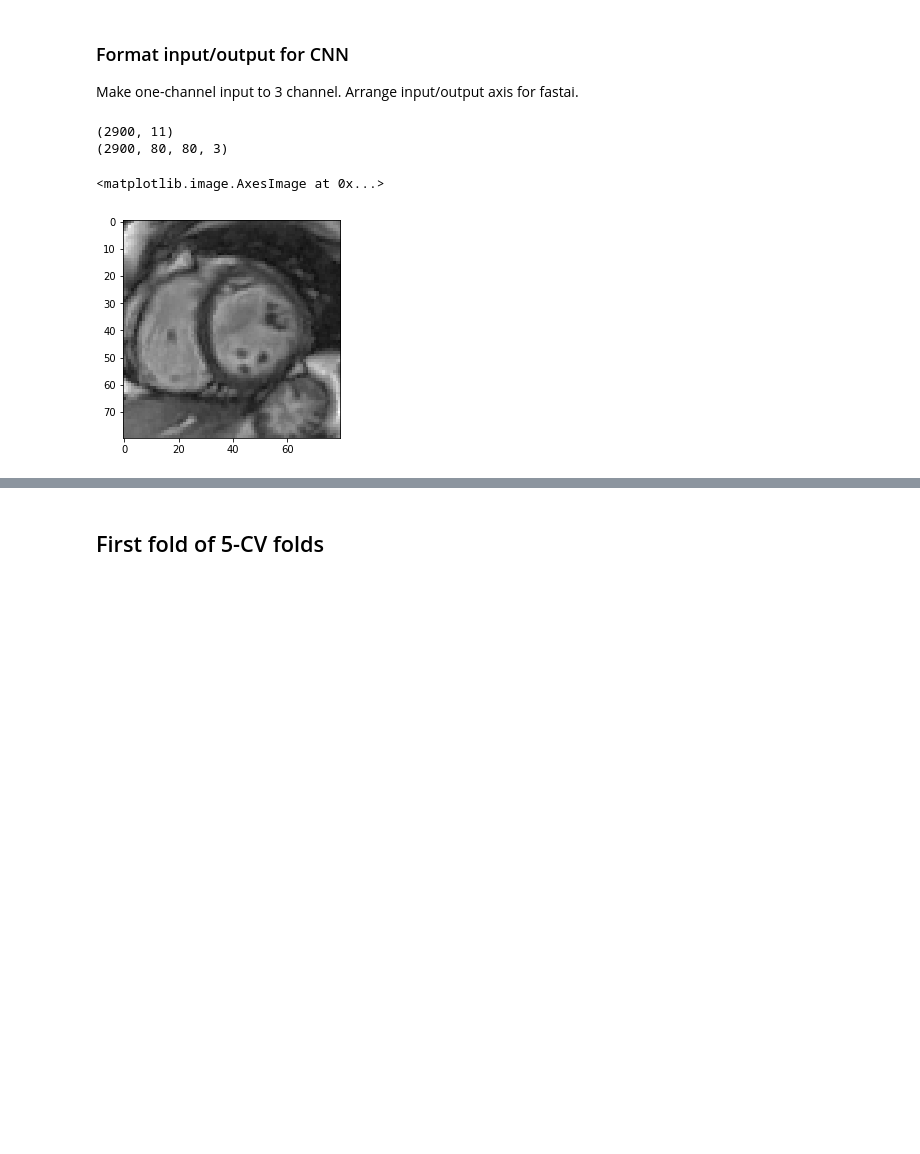
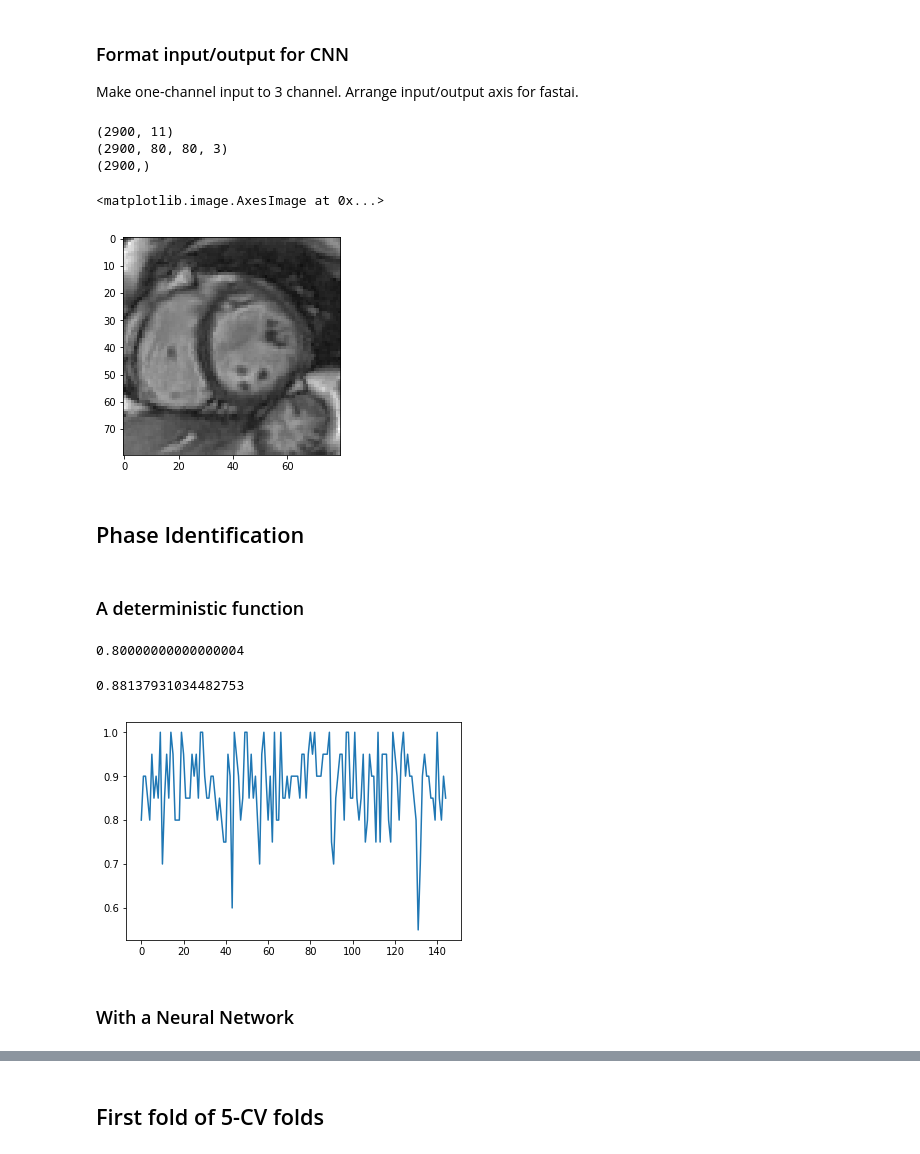
Before and after one commit to harrislin2018/LVQuan18, a Jupyter notebook: Main.ipynb, the cells around one changed output, grey strips where cells are left out. Drawn from its saved outputs; the diff is of its cells as text; code cells hidden in the pictures; blank space fills up the shorter version.

```diff
--- a/Main.ipynb
+++ b/Main.ipynb
@@ -230,12 +188,15 @@ for i in range(x.shape[0]):
     x[i] = np.stack((tmp_x[i],)*3, -1)
 
 y = np.concatenate((data['areas'],data['dims'], data['rwt'])).T
+lv_phase = np.moveaxis(data['lv_phase'], -1, 0).flatten()
 print(y.shape)
 print(x.shape)
+print(lv_phase.shape)
 plt.imshow(x[0])
 # %% [output]
 (2900, 11)
 (2900, 80, 80, 3)
+(2900,)
 <matplotlib.image.AxesImage at 0x...>
 [figure]
 # %%
@@ -264,3 +225,42 @@ def n_folds_split(n_samples, folds=3, seed=42):
 
 
 folds = n_folds_split(145, 5)
+# %% [markdown]
+## Phase Identification
+# %% [markdown]
+### A deterministic function
+# %%
+def comb_feats(lv_areas):
+    res = np.copy(lv_areas)
+    res[1:] = (res[1:] - lv_areas[:19])
+    res[0] = res[1]
+    return res
+
+def phase_finder(lv_areas):
+    res = comb_feats(lv_areas)
+    res = (res<0.0).astype('float')
+#     print(res)
+    return res
+# %%
+def acc(pred, gt):
+    res = (pred == gt).astype('int').mean()
+    return res
+
+areas = y[:, 0]
+i = 0
+areas.shape
+acc(phase_finder(areas[i*20:(i+1)*20]), lv_phase[i*20:(i+1)*20])
+# %% [output]
+0.80000000000000004
+# %%
+res_tot = []
+for i in range(145):
+    idxs = np.arange(i*20,(i+1)*20)
+    res_tot.append(acc(phase_finder(areas[idxs]), lv_phase[idxs]))
+plt.plot(res_tot)
+np.mean(res_tot)
+# %% [output]
+0.88137931034482753
+[figure, added]
+# %% [markdown]
+### With a Neural Network
```
Also changed, not shown: parts of 14 cells of this notebook.
